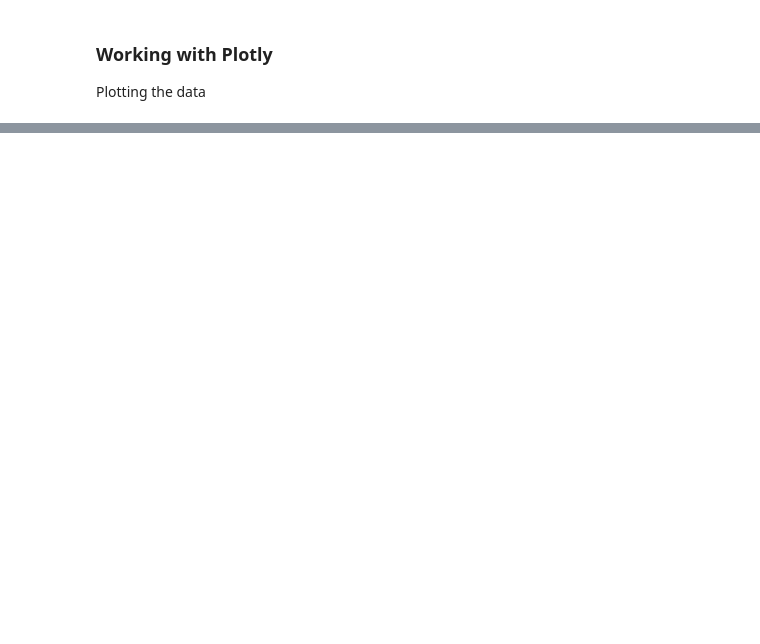
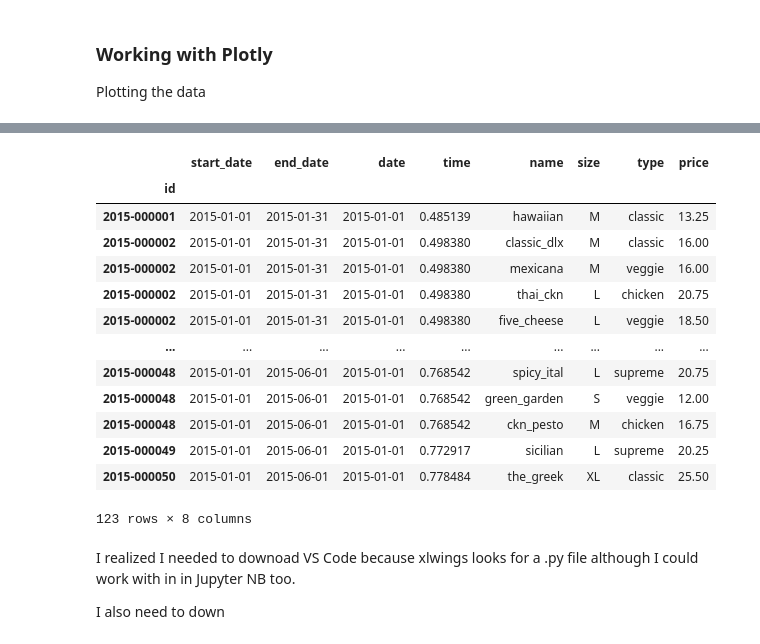
Before and after one commit to JulesU/data_viz, a Jupyter notebook: notebooks/input/mod5_dataviz.ipynb, the cells around one changed output, grey strips where cells are left out. Drawn from its saved outputs; the diff is of its cells as text; code cells hidden in the pictures; blank space fills up the shorter version.

Commit message:
xlwing excel work and changes on pc

```diff
--- a/notebooks/input/mod5_dataviz.ipynb
+++ b/notebooks/input/mod5_dataviz.ipynb
@@ -485,0 +506,27 @@ Now that we know what the dataset looks like, let's do some analsis on the all o
+# %%
+# Using the Load function on your dataframe and Excel sheet
+
+# Read in another great table datset: exibble
+# import the
+import xlwings as xw
+from xlwings import load
+load()
+# %% [output]
+|  | start_date | end_date | date | time | name | size | type | price |
+| id |  |  |  |  |  |  |  |  |
+| 2015-000001 | 2015-01-01 | 2015-01-31 | 2015-01-01 | 0.485139 | hawaiian | M | classic | 13.25 |
+| 2015-000002 | 2015-01-01 | 2015-01-31 | 2015-01-01 | 0.498380 | classic_dlx | M | classic | 16.00 |
+| 2015-000002 | 2015-01-01 | 2015-01-31 | 2015-01-01 | 0.498380 | mexicana | M | veggie | 16.00 |
+| 2015-000002 | 2015-01-01 | 2015-01-31 | 2015-01-01 | 0.498380 | thai_ckn | L | chicken | 20.75 |
+| 2015-000002 | 2015-01-01 | 2015-01-31 | 2015-01-01 | 0.498380 | five_cheese | L | veggie | 18.50 |
+| ... | ... | ... | ... | ... | ... | ... | ... | ... |
+| 2015-000048 | 2015-01-01 | 2015-06-01 | 2015-01-01 | 0.768542 | spicy_ital | L | supreme | 20.75 |
+| 2015-000048 | 2015-01-01 | 2015-06-01 | 2015-01-01 | 0.768542 | green_garden | S | veggie | 12.00 |
+| 2015-000048 | 2015-01-01 | 2015-06-01 | 2015-01-01 | 0.768542 | ckn_pesto | M | chicken | 16.75 |
+| 2015-000049 | 2015-01-01 | 2015-06-01 | 2015-01-01 | 0.772917 | sicilian | L | supreme | 20.25 |
+| 2015-000050 | 2015-01-01 | 2015-06-01 | 2015-01-01 | 0.778484 | the_greek | XL | classic | 25.50 |
+123 rows × 8 columns
+# %% [markdown]
+I realized I needed to downoad VS Code because xlwings looks for a .py file although I could work with in in Jupyter NB too.
+
+I also need to down
```
Also changed, not shown: parts of 39 cells of this notebook, 2 other files.
